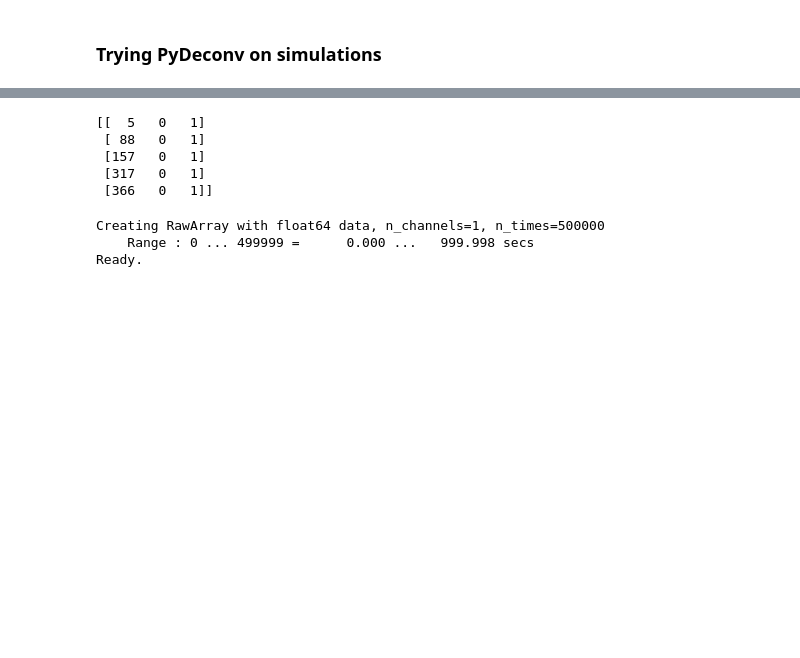
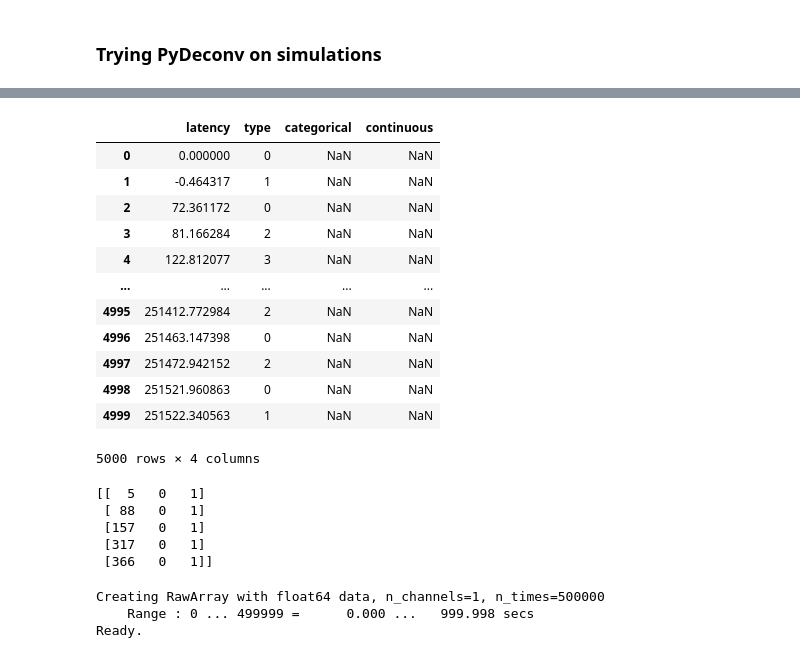
Before and after one commit to incubodac/PyDeconv, a Jupyter notebook: test_and_sims.ipynb, the cells around one changed output, grey strips where cells are left out. Saved outputs shown, nothing was run; the diff lists cells and outputs as text; code cells hidden in the pictures; blank space fills up the shorter version.

```diff
--- a/test_and_sims.ipynb
+++ b/test_and_sims.ipynb
@@ -73,11 +86,26 @@ Variance:  0.1179500937938382
 # %%
 # Simulating the histogram plot for the latencies difference in a separate window
 plt.figure()
 sig.evts['latency'].diff().hist(bins=50)
 plt.title("Histogram of Latency Differences")
 plt.xlabel("Latency Differences (ms)")
 plt.ylabel("Frequency")
 plt.show()
+sig.evts
+# %% [output]
+|  | latency | type | categorical | continuous |
+| 0 | 0.000000 | 0 | NaN | NaN |
+| 1 | -0.464317 | 1 | NaN | NaN |
+| 2 | 72.361172 | 0 | NaN | NaN |
+| 3 | 81.166284 | 2 | NaN | NaN |
+| 4 | 122.812077 | 3 | NaN | NaN |
+| ... | ... | ... | ... | ... |
+| 4995 | 251412.772984 | 2 | NaN | NaN |
+| 4996 | 251463.147398 | 0 | NaN | NaN |
+| 4997 | 251472.942152 | 2 | NaN | NaN |
+| 4998 | 251521.960863 | 0 | NaN | NaN |
+| 4999 | 251522.340563 | 1 | NaN | NaN |
+5000 rows × 4 columns
 # %%
 import numpy as np
 
```
Also changed, not shown: parts of 3 cells of this notebook, 1 other file.
